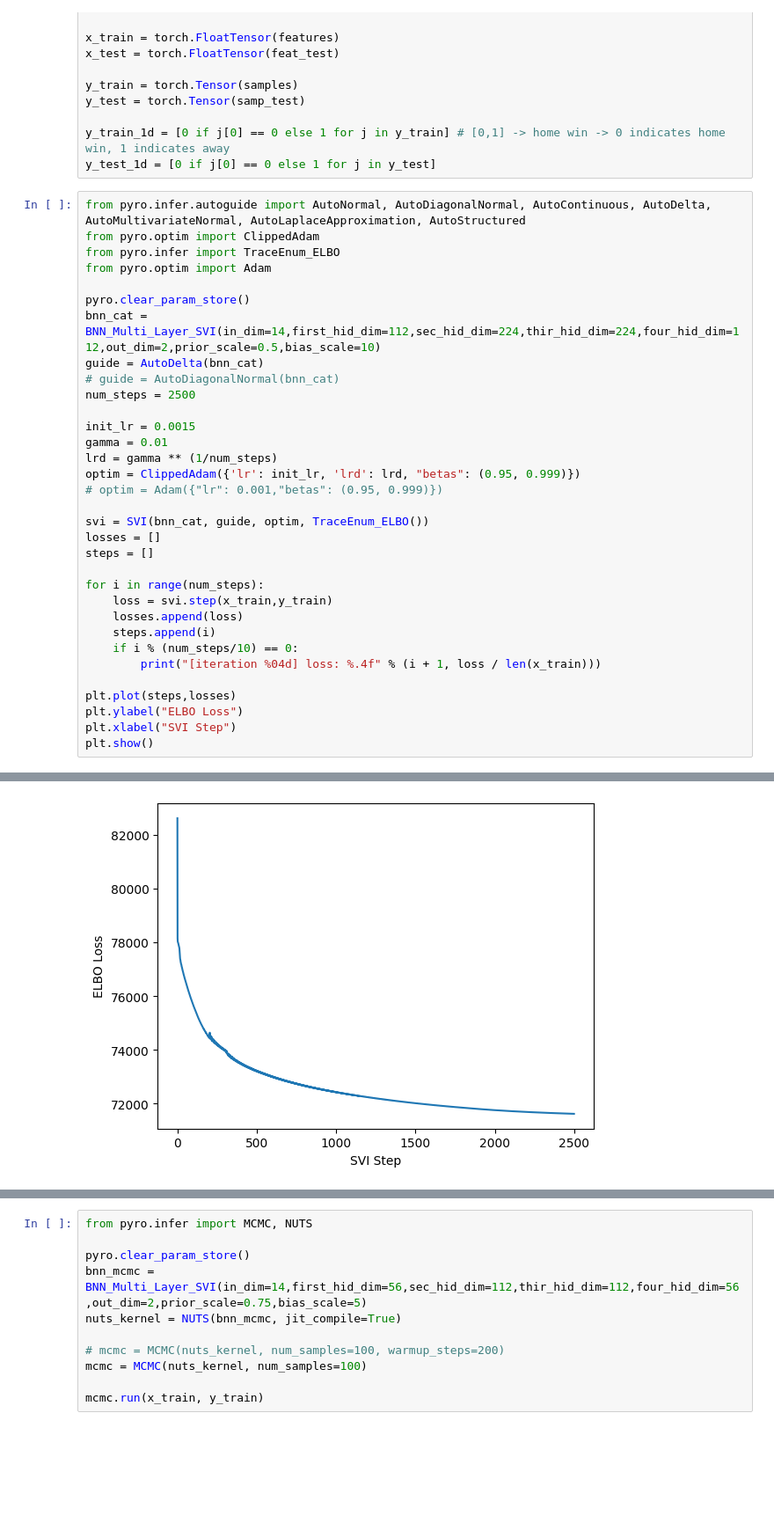
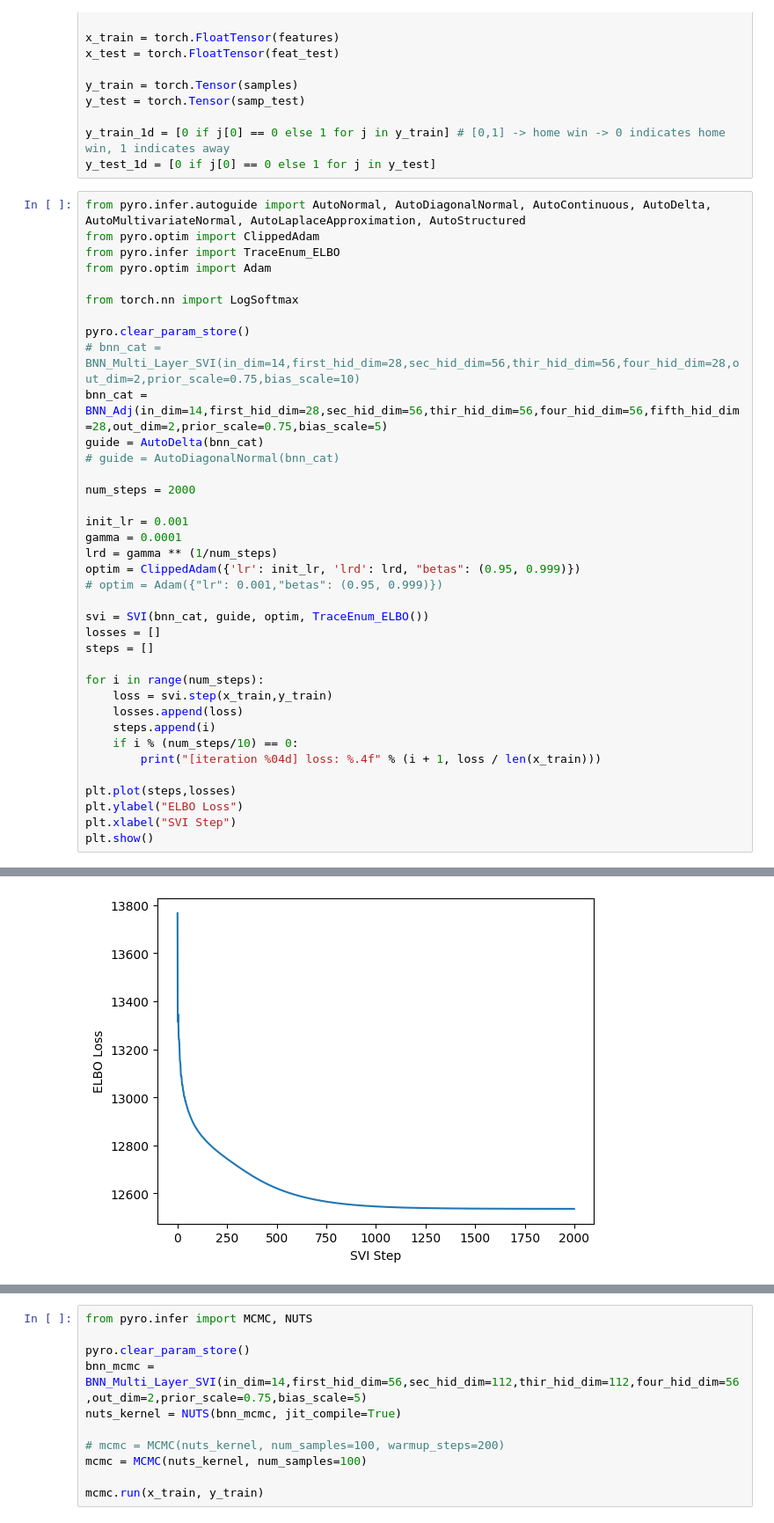
Before and after one commit to Andrei-Treil/betting_bot, a Jupyter notebook: notebooks/bnn_betting.ipynb, the cells around one changed output, grey strips where cells are left out. Shown at 88% size. Cells and saved outputs as stored; diff of their text form; blank space fills up the shorter version.

Commit message:
SVI low gamma

```diff
--- a/notebooks/bnn_betting.ipynb
+++ b/notebooks/bnn_betting.ipynb
@@ -789,14 +835,18 @@ from pyro.optim import ClippedAdam
 from pyro.infer import TraceEnum_ELBO
 from pyro.optim import Adam
 
+from torch.nn import LogSoftmax
+
 pyro.clear_param_store()
-bnn_cat = BNN_Multi_Layer_SVI(in_dim=14,first_hid_dim=112,sec_hid_dim=224,thir_hid_dim=224,four_hid_dim=112,out_dim=2,prior_scale=0.5,bias_scale=10)
+# bnn_cat = BNN_Multi_Layer_SVI(in_dim=14,first_hid_dim=28,sec_hid_dim=56,thir_hid_dim=56,four_hid_dim=28,out_dim=2,prior_scale=0.75,bias_scale=10)
+bnn_cat = BNN_Adj(in_dim=14,first_hid_dim=28,sec_hid_dim=56,thir_hid_dim=56,four_hid_dim=56,fifth_hid_dim=28,out_dim=2,prior_scale=0.75,bias_scale=5)
 guide = AutoDelta(bnn_cat)
 # guide = AutoDiagonalNormal(bnn_cat)
-num_steps = 2500
 
-init_lr = 0.0015
-gamma = 0.01
+num_steps = 2000
+
+init_lr = 0.001
+gamma = 0.0001
 lrd = gamma ** (1/num_steps)
 optim = ClippedAdam({'lr': init_lr, 'lrd': lrd, "betas": (0.95, 0.999)})
 # optim = Adam({"lr": 0.001,"betas": (0.95, 0.999)})
@@ -830,4 +880,4 @@ plt.show()
-[figure, old version]
+[figure, new version]
 # %%
 pyro.clear_param_store()
 predictive = Predictive(bnn_cat, guide=guide, num_samples=500, return_sites=["obs","_RETURN"]) # confidence scales inversely w/ num_samples, low num_samp -> high confidence
```
Also changed, not shown: parts of 5 cells of this notebook.
